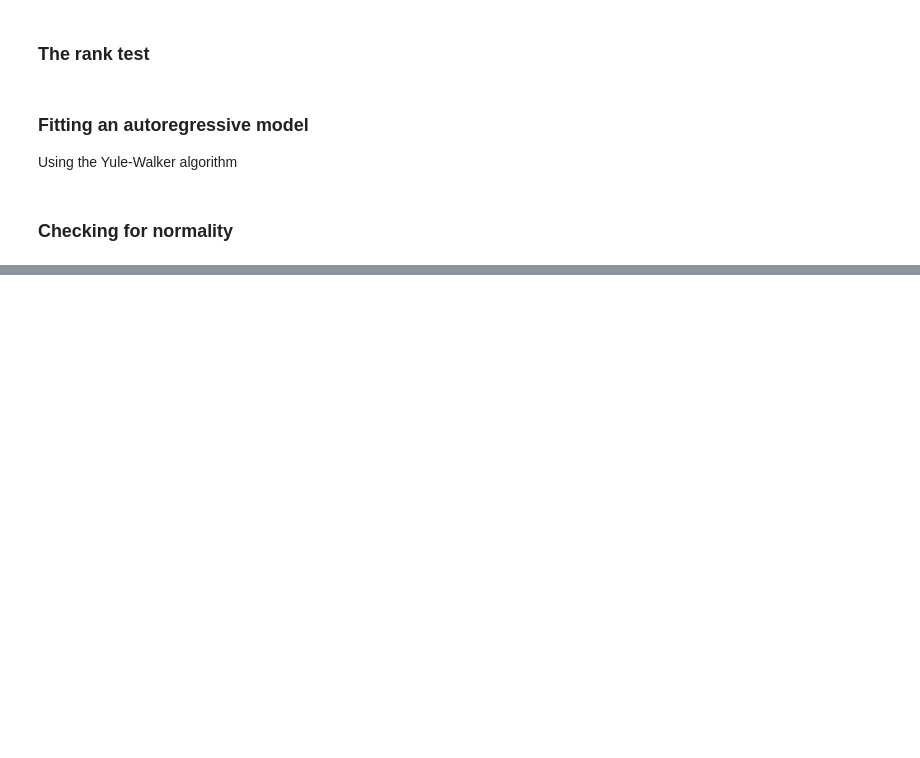
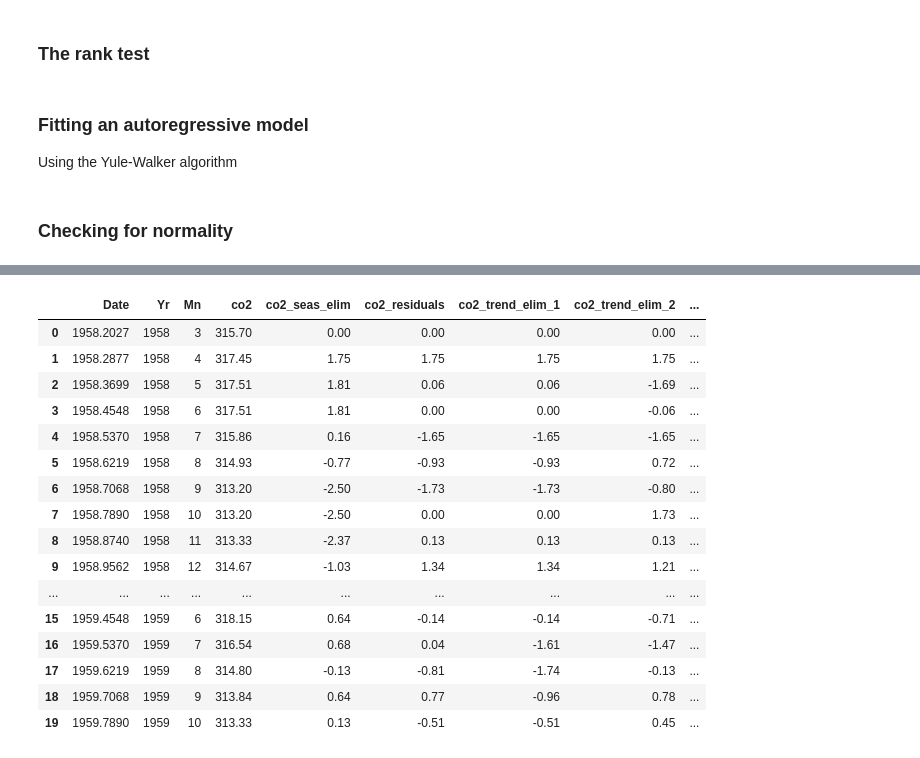
Before and after one commit to yohannjs/tidsrekker, a Jupyter notebook: yohann_exploration.ipynb, the cells around one changed output, grey strips where cells are left out. Saved outputs shown, nothing was run; the diff lists cells and outputs as text; code cells hidden in the pictures; blank space fills up the shorter version.

```diff
--- a/yohann_exploration.ipynb
+++ b/yohann_exploration.ipynb
@@ -286,0 +342,52 @@ Using the Yule-Walker algorithm
+# %%
+one_shifted = co2DF['co2'].shift(1)
+one_shifted.fillna(method='bfill', inplace=True)
+
+two_shifted = co2DF['co2'].shift(2)
+two_shifted.fillna(method='bfill', inplace=True)
+
+three_shifted = co2DF['co2'].shift(3)
+three_shifted.fillna(method='bfill', inplace=True)
+
+four_shifted = co2DF['co2'].shift(4)
+four_shifted.fillna(method='bfill', inplace=True)
+
+five_shifted = co2DF['co2'].shift(5)
+five_shifted.fillna(method='bfill', inplace=True)
+
+six_shifted = co2DF['co2'].shift(6)
+six_shifted.fillna(method='bfill', inplace=True)
+
+co2DF['co2_trend_elim_1'] = co2DF['co2'] - one_shifted
+co2DF['co2_trend_elim_2'] = co2DF['co2'] -2*one_shifted + two_shifted
+co2DF['co2_trend_elim_3'] = co2DF['co2'] -3*one_shifted + 3*two_shifted - three_shifted
+co2DF['co2_trend_elim_4'] = co2DF['co2'] -4*one_shifted + 6*two_shifted - 4*three_shifted + four_shifted
+co2DF['co2_trend_elim_5'] = co2DF['co2'] -5*one_shifted + 10*two_shifted - 10*three_shifted + 5*four_shifted - five_shifted
+co2DF['co2_trend_elim_6'] = co2DF['co2'] -6*one_shifted + 15*two_shifted - 20*three_shifted + 15*four_shifted - 6*five_shifted + six_shifted
+
+co2DF['co2_trend_1'] = co2DF['co2'] - (3/2)*co2DF['co2_trend_elim_1']
+co2DF['co2_trend_2'] = co2DF['co2'] - co2DF['co2_trend_elim_2']
+co2DF['co2_trend_3'] = co2DF['co2'] - co2DF['co2_trend_elim_3']
+co2DF['co2_trend_4'] = co2DF['co2'] - co2DF['co2_trend_elim_4']
+co2DF['co2_trend_5'] = co2DF['co2'] - co2DF['co2_trend_elim_5']
+co2DF['co2_trend_6'] = co2DF['co2'] - co2DF['co2_trend_elim_6']
+
+co2DF.head(20)
+# %% [output]
+|  | Date | Yr | Mn | co2 | co2_seas_elim | co2_residuals | co2_trend_elim_1 | co2_trend_elim_2 | ... |
+| 0 | 1958.2027 | 1958 | 3 | 315.70 | 0.00 | 0.00 | 0.00 | 0.00 | ... |
+| 1 | 1958.2877 | 1958 | 4 | 317.45 | 1.75 | 1.75 | 1.75 | 1.75 | ... |
+| 2 | 1958.3699 | 1958 | 5 | 317.51 | 1.81 | 0.06 | 0.06 | -1.69 | ... |
+| 3 | 1958.4548 | 1958 | 6 | 317.51 | 1.81 | 0.00 | 0.00 | -0.06 | ... |
+| 4 | 1958.5370 | 1958 | 7 | 315.86 | 0.16 | -1.65 | -1.65 | -1.65 | ... |
+| 5 | 1958.6219 | 1958 | 8 | 314.93 | -0.77 | -0.93 | -0.93 | 0.72 | ... |
+| 6 | 1958.7068 | 1958 | 9 | 313.20 | -2.50 | -1.73 | -1.73 | -0.80 | ... |
+| 7 | 1958.7890 | 1958 | 10 | 313.20 | -2.50 | 0.00 | 0.00 | 1.73 | ... |
+| 8 | 1958.8740 | 1958 | 11 | 313.33 | -2.37 | 0.13 | 0.13 | 0.13 | ... |
+| 9 | 1958.9562 | 1958 | 12 | 314.67 | -1.03 | 1.34 | 1.34 | 1.21 | ... |
+| ... | ... | ... | ... | ... | ... | ... | ... | ... | ... |
+| 15 | 1959.4548 | 1959 | 6 | 318.15 | 0.64 | -0.14 | -0.14 | -0.71 | ... |
+| 16 | 1959.5370 | 1959 | 7 | 316.54 | 0.68 | 0.04 | -1.61 | -1.47 | ... |
+| 17 | 1959.6219 | 1959 | 8 | 314.80 | -0.13 | -0.81 | -1.74 | -0.13 | ... |
+| 18 | 1959.7068 | 1959 | 9 | 313.84 | 0.64 | 0.77 | -0.96 | 0.78 | ... |
+| 19 | 1959.7890 | 1959 | 10 | 313.33 | 0.13 | -0.51 | -0.51 | 0.45 | ... |
```
Also changed, not shown: parts of 6 cells of this notebook.
